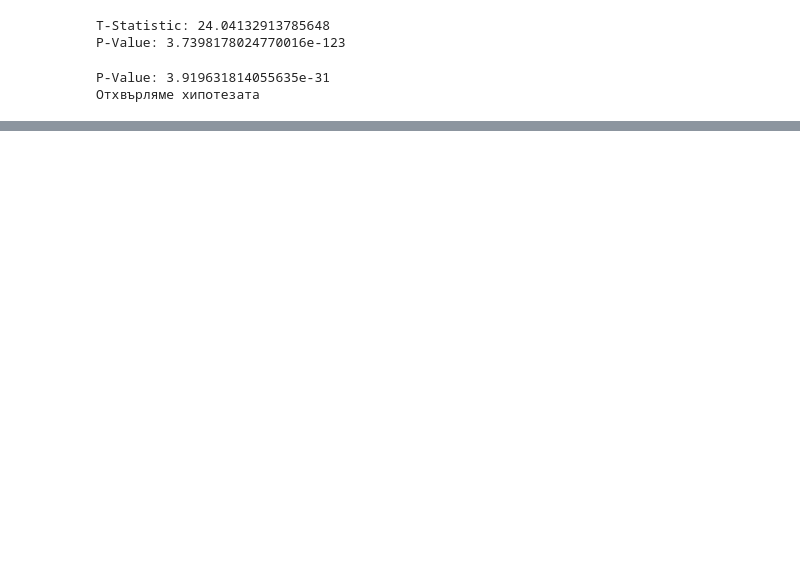
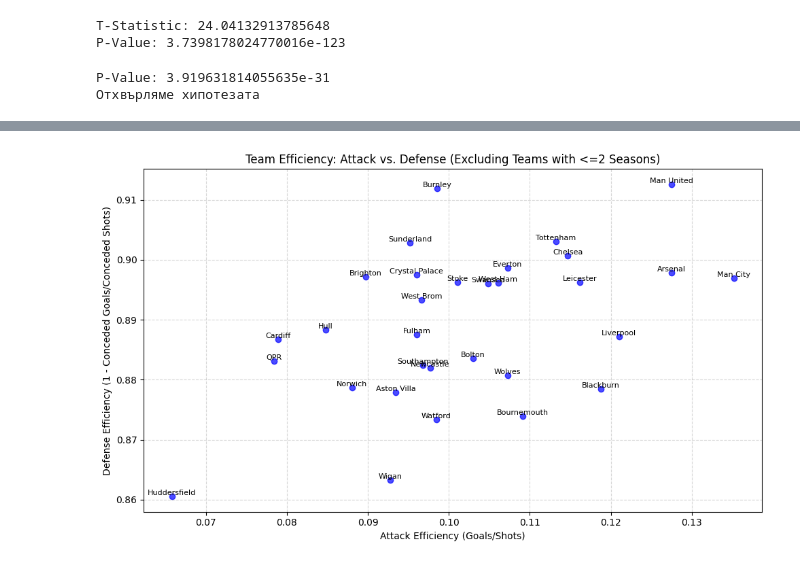
Before and after one commit to marko04st/PStat_Domashno, a Jupyter notebook: epl_stattest.ipynb, the cells around one changed output, grey strips where cells are left out. Cells and saved outputs as stored; diff of their text form; code cells hidden in the pictures; blank space fills up the shorter version.

```diff
--- a/epl_stattest.ipynb
+++ b/epl_stattest.ipynb
@@ -50,0 +88,53 @@ ValueError: The truth value of a Series is ambiguous. Use a.empty, a.bool(), a.i
+# %%
+import matplotlib.pyplot as plt
+
+home_seasons = df.groupby("HomeTeam")["Season"].nunique()
+away_seasons = df.groupby("AwayTeam")["Season"].nunique()
+total_seasons = (home_seasons + away_seasons).dropna()
+
+eligible_teams = total_seasons[total_seasons >= 3].index
+
+filtered_df = df[
+    (df["HomeTeam"].isin(eligible_teams)) &
+    (df["AwayTeam"].isin(eligible_teams))
+]
+
+home_attack = filtered_df.groupby("HomeTeam").agg({"HomeGoals": "sum", "HomeShots": "sum"})
+away_attack = filtered_df.groupby("AwayTeam").agg({"AwayGoals": "sum", "AwayShots": "sum"})
+attack_efficiency = (home_attack["HomeGoals"] + away_attack["AwayGoals"]) / (home_attack["HomeShots"] + away_attack["AwayShots"])
+
+home_defense = filtered_df.groupby("HomeTeam").agg({"AwayGoals": "sum", "AwayShots": "sum"})
+away_defense = filtered_df.groupby("AwayTeam").agg({"HomeGoals": "sum", "HomeShots": "sum"})
+defense_efficiency = 1 - (home_defense["AwayGoals"] + away_defense["HomeGoals"]) / (home_defense["AwayShots"] + away_defense["HomeShots"])
+
+efficiency_df = pd.DataFrame({
+    "Attack Efficiency": attack_efficiency,
+    "Defense Efficiency": defense_efficiency
+}).dropna()
+
+plt.figure(figsize=(10, 6))
+plt.scatter(
+    efficiency_df["Attack Efficiency"],
+    efficiency_df["Defense Efficiency"],
+    alpha=0.7,
+    color="blue"
+)
+
+for team in efficiency_df.index:
+    plt.text(
+        efficiency_df.loc[team, "Attack Efficiency"],
+        efficiency_df.loc[team, "Defense Efficiency"],
+        team,
+        fontsize=8,
+        ha="center",
+        va="bottom"
+    )
+
+plt.xlabel("Attack Efficiency (Goals/Shots)")
+plt.ylabel("Defense Efficiency (1 - Conceded Goals/Conceded Shots)")
+plt.title("Team Efficiency: Attack vs. Defense (Excluding Teams with <=2 Seasons)")
+plt.grid(True, linestyle="--", alpha=0.5)
+plt.tight_layout()
+plt.show()
+# %% [output]
+[figure, added]
```
Also changed, not shown: parts of 1 cell of this notebook.
